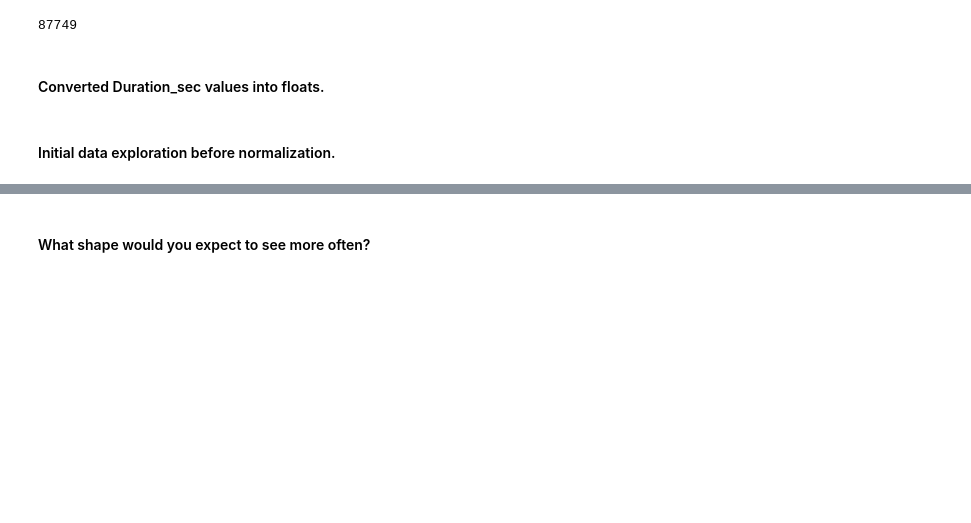
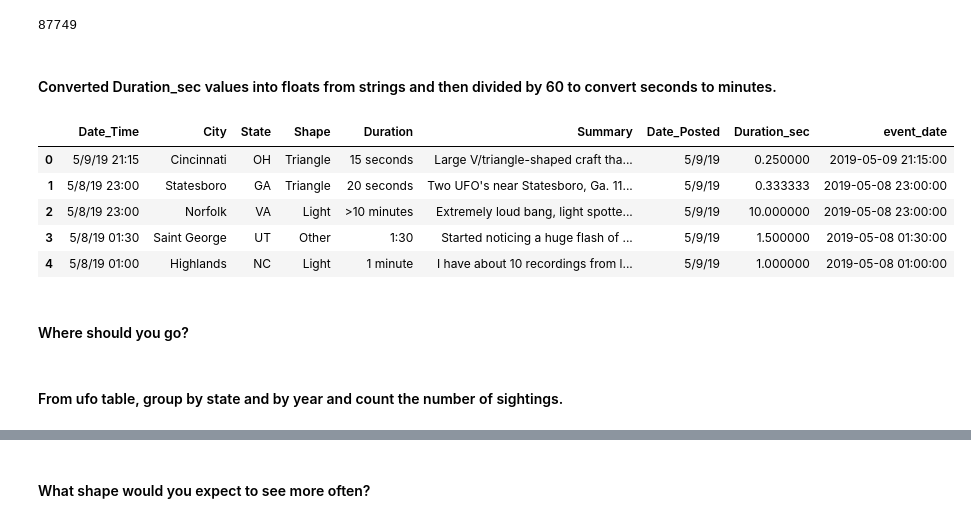
Before and after one commit to fcoba/UFO_proj_2, a Jupyter notebook: ufo_ttest.ipynb, the cells around one changed output, grey strips where cells are left out. Saved outputs shown, nothing was run; the diff lists cells and outputs as text; code cells hidden in the pictures; blank space fills up the shorter version.

```diff
--- a/ufo_ttest.ipynb
+++ b/ufo_ttest.ipynb
@@ -108,8 +105,18 @@ len(ufo_df)
 # %% [output]
 87749
 # %% [markdown]
-#### Converted Duration_sec values into floats.
+#### Converted Duration_sec values into floats from strings and then divided by 60 to convert seconds to minutes.
 # %%
-ufo_df.Duration_sec=ufo_df.Duration_sec.astype(float)
+ufo_df.Duration_sec=ufo_df.Duration_sec.astype(float)/60
+ufo_df.head()
+# %% [output]
+|  | Date_Time | City | State | Shape | Duration | Summary | Date_Posted | Duration_sec | event_date |
+| 0 | 5/9/19 21:15 | Cincinnati | OH | Triangle | 15 seconds | Large V/triangle-shaped craft tha... | 5/9/19 | 0.250000 | 2019-05-09 21:15:00 |
+| 1 | 5/8/19 23:00 | Statesboro | GA | Triangle | 20 seconds | Two UFO's near Statesboro, Ga. 11... | 5/9/19 | 0.333333 | 2019-05-08 23:00:00 |
+| 2 | 5/8/19 23:00 | Norfolk | VA | Light | >10 minutes | Extremely loud bang, light spotte... | 5/9/19 | 10.000000 | 2019-05-08 23:00:00 |
+| 3 | 5/8/19 01:30 | Saint George | UT | Other | 1:30 | Started noticing a huge flash of ... | 5/9/19 | 1.500000 | 2019-05-08 01:30:00 |
+| 4 | 5/8/19 01:00 | Highlands | NC | Light | 1 minute | I have about 10 recordings from l... | 5/9/19 | 1.000000 | 2019-05-08 01:00:00 |
-# %% [markdown]
-#### Initial data exploration before normalization.
+# %% [markdown]
+#### Where should you go?
+# %% [markdown]
+#### From ufo table, group by state and by year and count the number of sightings.
```
Also changed, not shown: parts of 61 cells of this notebook, 2 other files.
